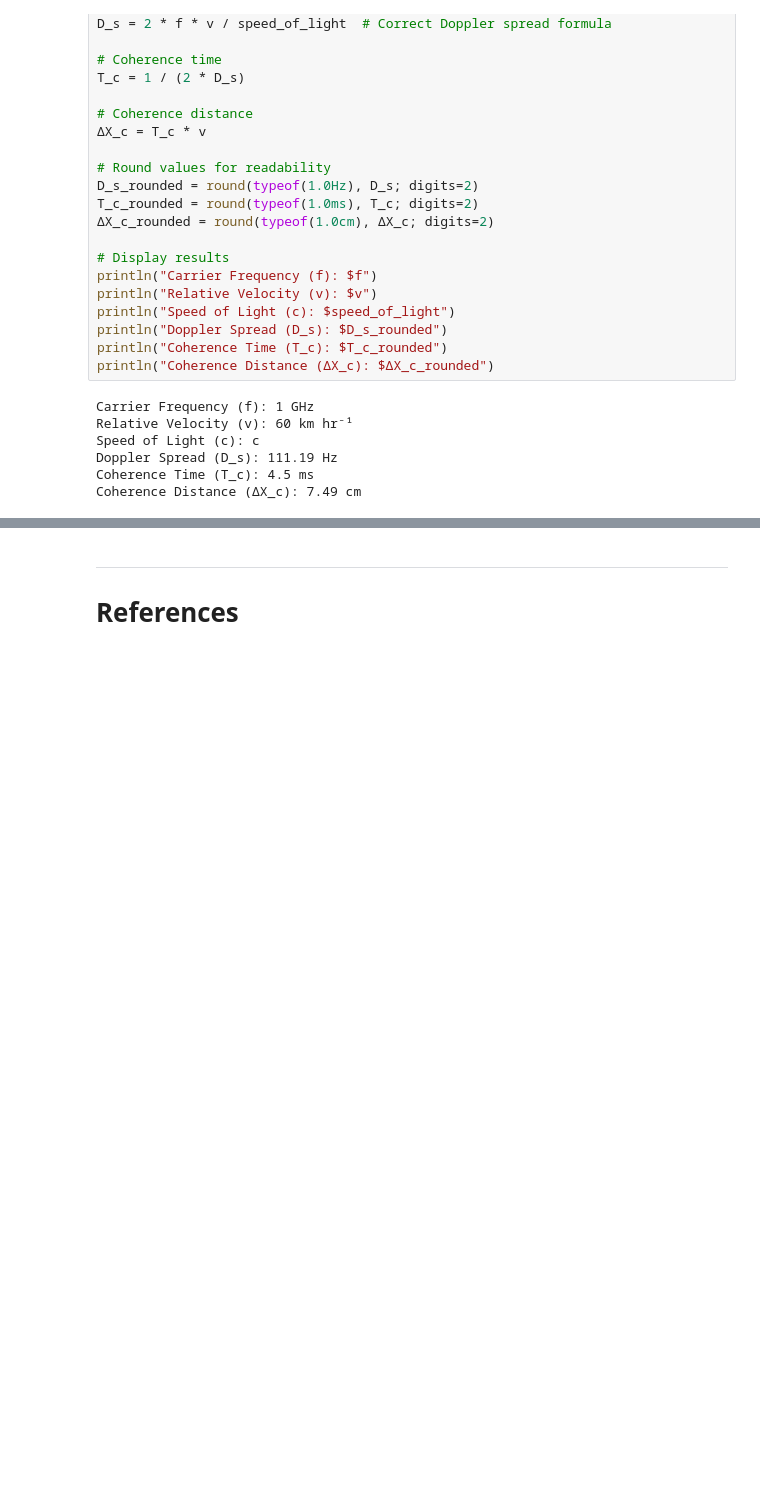
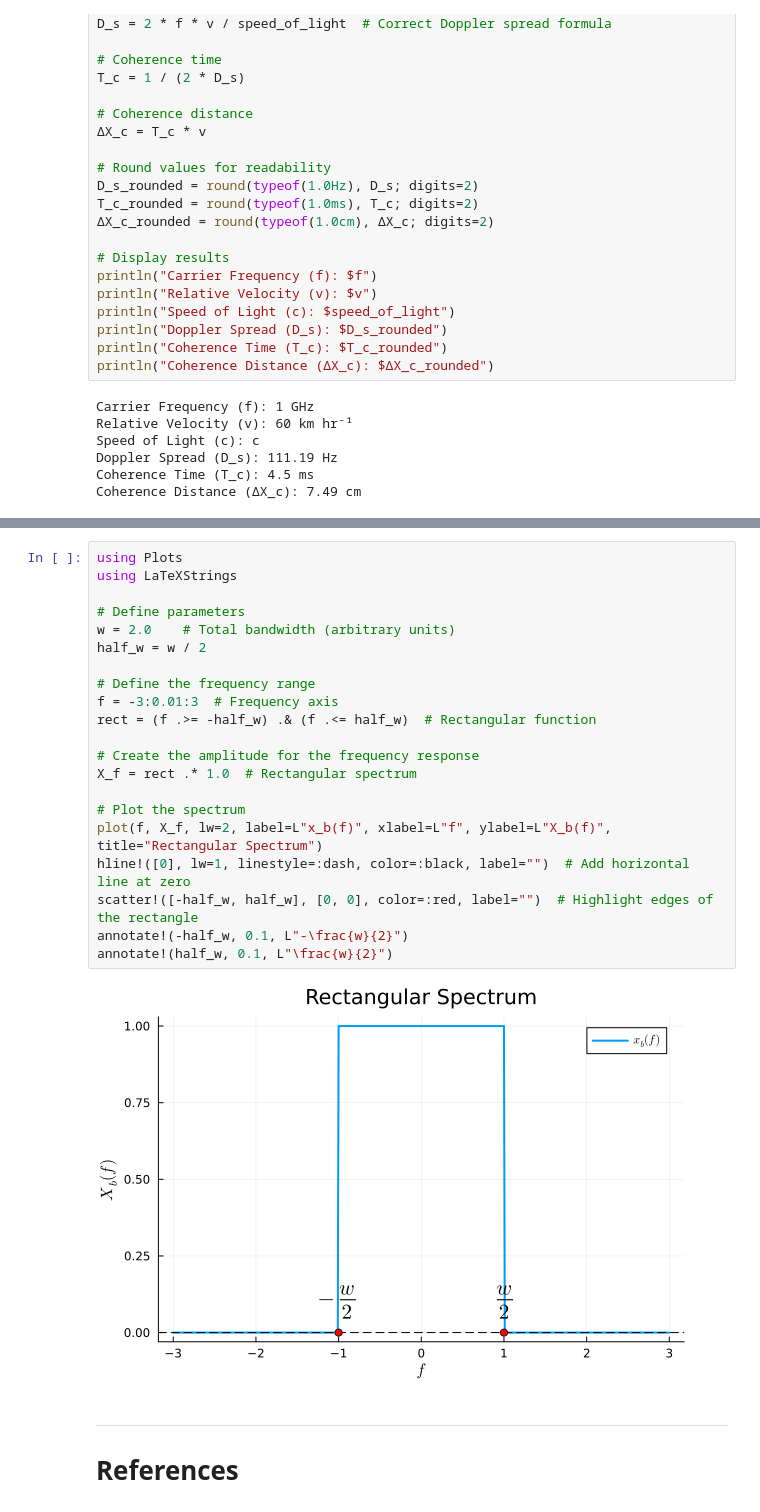
Before and after one commit to setrar/MobCom, a Jupyter notebook: Lectures/01/lecture01-notes.ipynb, the cells around one changed output, grey strips where cells are left out. Cells and saved outputs as stored; diff of their text form; blank space fills up the shorter version.

```diff
--- a/Lectures/01/lecture01-notes.ipynb
+++ b/Lectures/01/lecture01-notes.ipynb
@@ -386,3 +417,26 @@ Legend:
+# %%
+using Plots
+using LaTeXStrings
+
+# Define parameters
+w = 2.0    # Total bandwidth (arbitrary units)
+half_w = w / 2
+
+# Define the frequency range
+f = -3:0.01:3  # Frequency axis
+rect = (f .>= -half_w) .& (f .<= half_w)  # Rectangular function
+
+# Create the amplitude for the frequency response
+X_f = rect .* 1.0  # Rectangular spectrum
+
+# Plot the spectrum
+plot(f, X_f, lw=2, label=L"x_b(f)", xlabel=L"f", ylabel=L"X_b(f)", title="Rectangular Spectrum")
+hline!([0], lw=1, linestyle=:dash, color=:black, label="")  # Add horizontal line at zero
+scatter!([-half_w, half_w], [0, 0], color=:red, label="")  # Highlight edges of the rectangle
+annotate!(-half_w, 0.1, L"-\frac{w}{2}")
+annotate!(half_w, 0.1, L"\frac{w}{2}")
+# %% [output]
+[figure, added]
 # %% [markdown]
 ---
 # References
```
Also changed, not shown: parts of 1 cell of this notebook, 3 other files.
